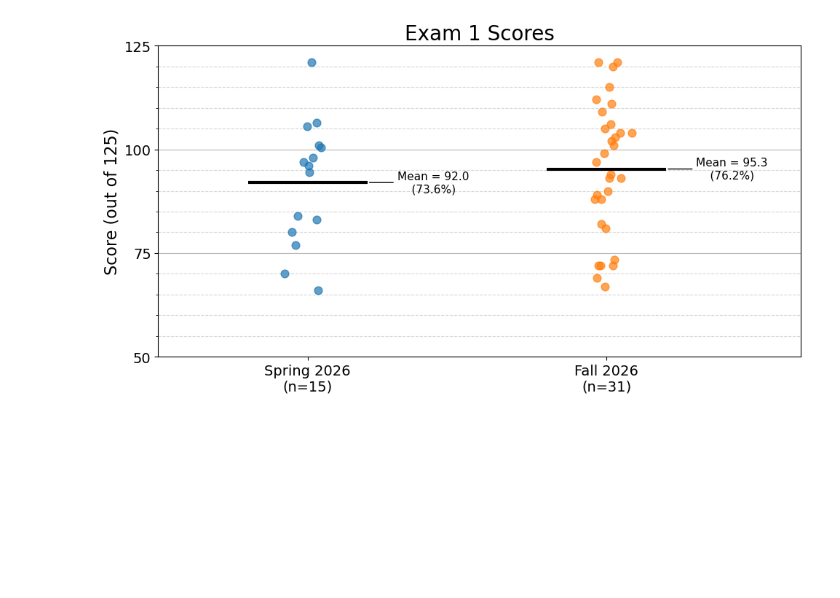
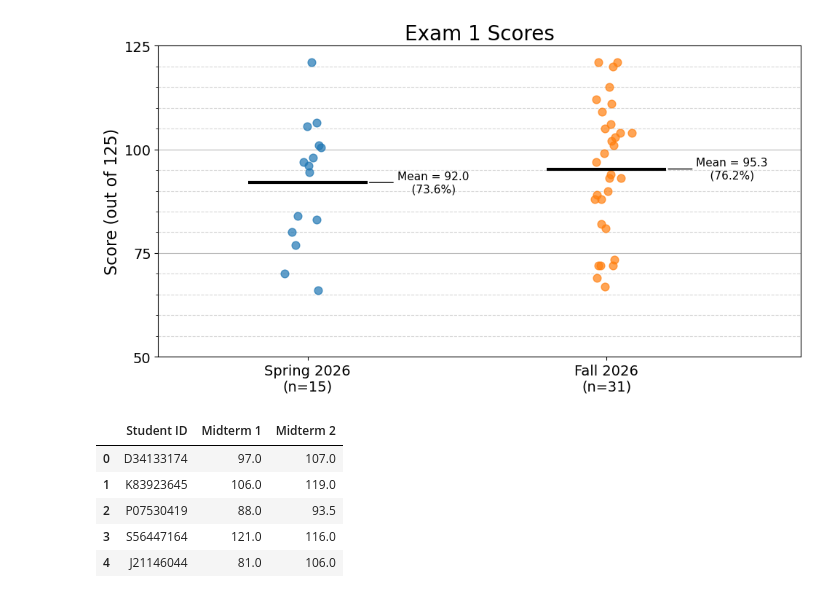
Before and after one commit to marositesUSC/wx-and-climate, a Jupyter notebook: grade_distributions.ipynb, the cells around one changed output. Drawn from its saved outputs; the diff is of its cells as text; code cells hidden in the pictures; blank space fills up the shorter version.

```diff
--- a/grade_distributions.ipynb
+++ b/grade_distributions.ipynb
@@ -292,0 +296,12 @@ plt.show()
+# %%
+file = r"C:\Users\ben\Downloads\midterms.csv"
+df = pd.read_csv(file)
+
+df.head()
+# %% [output]
+|  | Student ID | Midterm 1 | Midterm 2 |
+| 0 | D34133174 | 97.0 | 107.0 |
+| 1 | K83923645 | 106.0 | 119.0 |
+| 2 | P07530419 | 88.0 | 93.5 |
+| 3 | S56447164 | 121.0 | 116.0 |
+| 4 | J21146044 | 81.0 | 106.0 |
```
Also changed, not shown: parts of 9 cells of this notebook, 2 other files.
